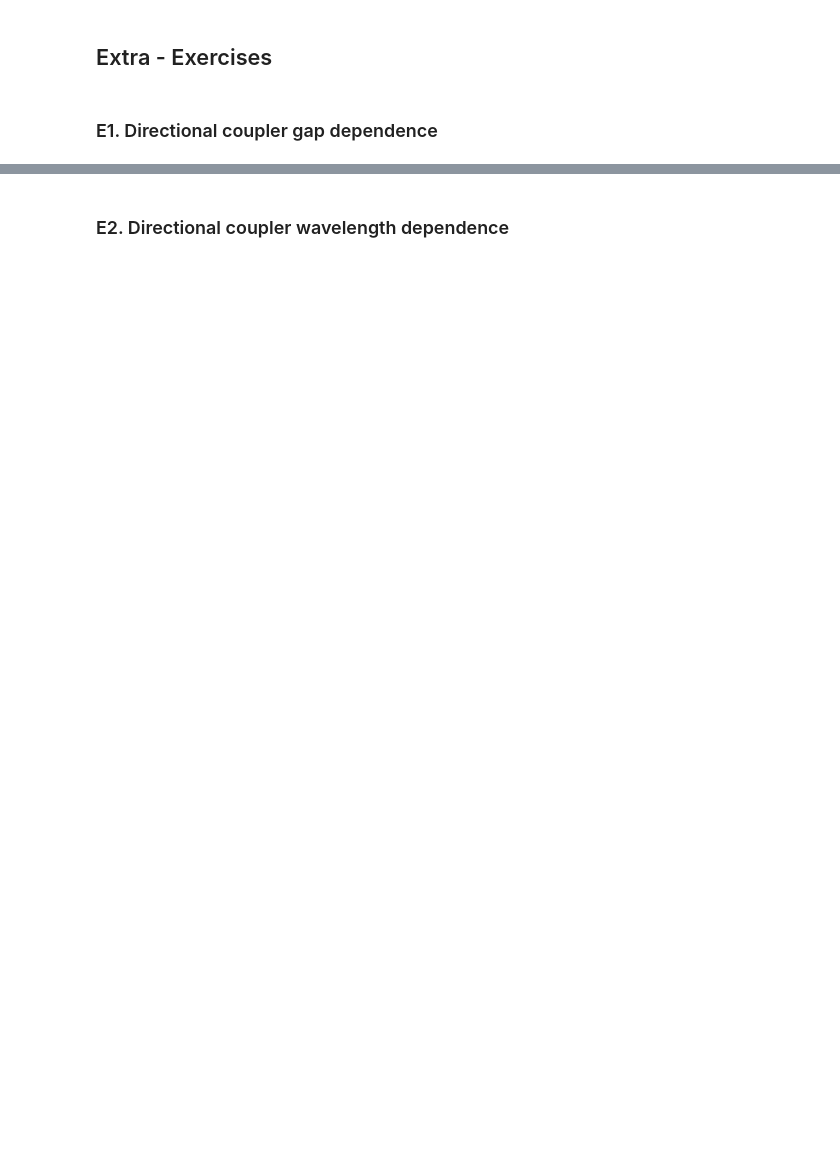
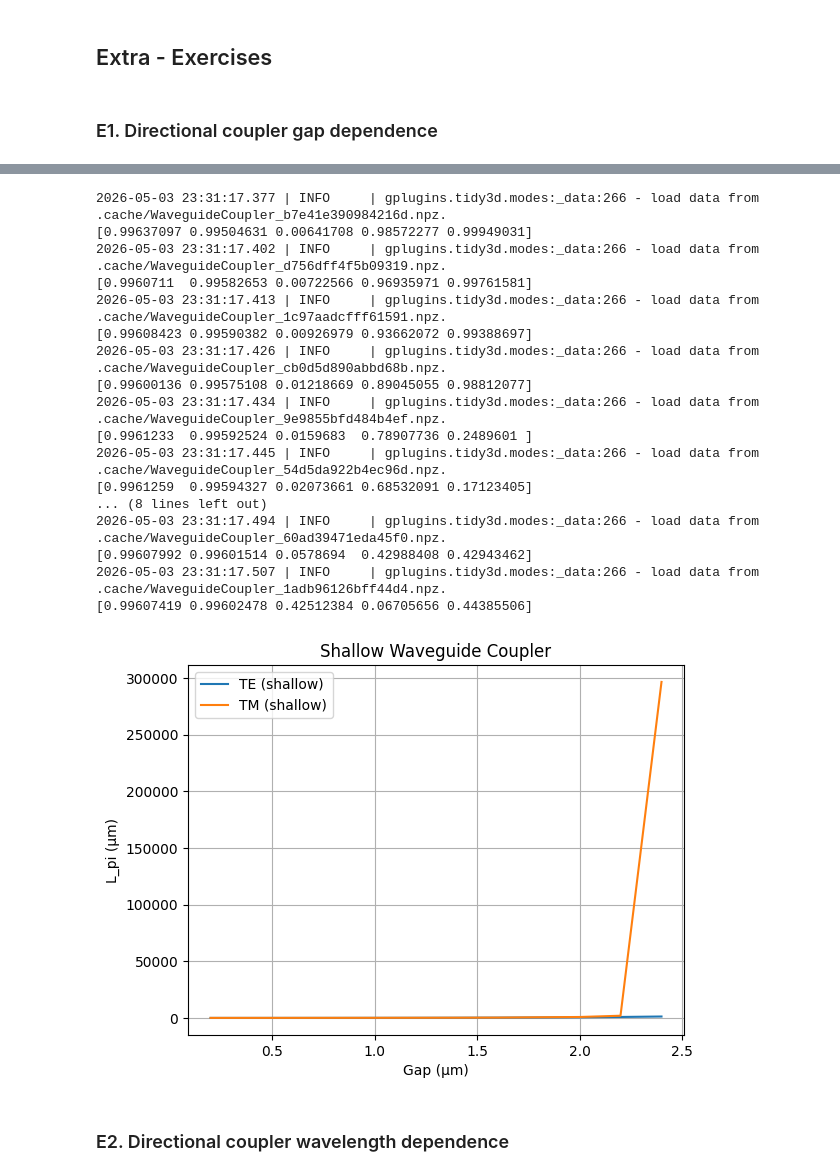
Before and after one commit to miiraandaa/cifoin-lab2, a Jupyter notebook: COUPLERS_Student.ipynb, the cells around one changed output, grey strips where cells are left out. Cells and saved outputs as stored; diff of their text form; code cells hidden in the pictures; blank space fills up the shorter version.

```diff
--- a/COUPLERS_Student.ipynb
+++ b/COUPLERS_Student.ipynb
@@ -782,3 +901,68 @@ deep_dcoupler_cs = gt.modes.WaveguideCoupler(
+# %%
+#GUÍA SHALLOW
+
+gap_to_simulate = np.arange(0.2, 2.6, 0.2)
+
+wavelength = 1.55
+
+L_pi_TE = []
+L_pi_TM = []
+
+for g in gap_to_simulate:
+
+    shallow_dcoupler_cs = gt.modes.WaveguideCoupler(
+        wavelength=wavelength, # Wavelength to simulate - Must be a vector
+        core_width=(1.0, 1.0), # Waveguide width
+        gap=float(g),
+        slab_thickness=150 * nm, # For shallow waveguides - Set to 0 if its a deep-etched waveguide.
+        core_material='sin', #  Material of the waveguide
+        clad_material='sio2', # Surrounding material
+        core_thickness=300 * nm, # Waveguide height
+        num_modes=5, # Number of modes to find
+        cache_path='.cache/', # Important! In order to save simulation time, set your cache Path!
+        precision='double',
+        max_grid_scaling=1.5, # Parameters of the grid
+        grid_resolution=20 # Parameters of the grid
+    )
+
+    neff = shallow_dcoupler_cs.n_eff
+
+    # TE (siguen siendo los dos primeros normalmente)
+    L_pi_TE.append(0.5 * wavelength / (neff[0].real - neff[1].real))
+
+    # ⚠ TM puede cambiar → usamos 2 y 3 (lo más común)
+    L_pi_TM.append(0.5 * wavelength / (neff[2].real - neff[3].real))
+
+    print(shallow_dcoupler_cs.fraction_te)
+
+# PLOT
+plt.plot(gap_to_simulate, L_pi_TE, label="TE (shallow)")
+plt.plot(gap_to_simulate, L_pi_TM, label="TM (shallow)")
+plt.xlabel("Gap (µm)")
+plt.ylabel("L_pi (µm)")
+plt.title("Shallow Waveguide Coupler")
+plt.legend()
+plt.grid()
+plt.show()
+# %% [output]
+2026-05-03 23:31:17.377 | INFO     | gplugins.tidy3d.modes:_data:266 - load data from .cache/WaveguideCoupler_b7e41e390984216d.npz.
+[0.99637097 0.99504631 0.00641708 0.98572277 0.99949031]
+2026-05-03 23:31:17.402 | INFO     | gplugins.tidy3d.modes:_data:266 - load data from .cache/WaveguideCoupler_d756dff4f5b09319.npz.
+[0.9960711  0.99582653 0.00722566 0.96935971 0.99761581]
+2026-05-03 23:31:17.413 | INFO     | gplugins.tidy3d.modes:_data:266 - load data from .cache/WaveguideCoupler_1c97aadcfff61591.npz.
+[0.99608423 0.99590382 0.00926979 0.93662072 0.99388697]
+2026-05-03 23:31:17.426 | INFO     | gplugins.tidy3d.modes:_data:266 - load data from .cache/WaveguideCoupler_cb0d5d890abbd68b.npz.
+[0.99600136 0.99575108 0.01218669 0.89045055 0.98812077]
+2026-05-03 23:31:17.434 | INFO     | gplugins.tidy3d.modes:_data:266 - load data from .cache/WaveguideCoupler_9e9855bfd484b4ef.npz.
+[0.9961233  0.99592524 0.0159683  0.78907736 0.2489601 ]
+2026-05-03 23:31:17.445 | INFO     | gplugins.tidy3d.modes:_data:266 - load data from .cache/WaveguideCoupler_54d5da922b4ec96d.npz.
+[0.9961259  0.99594327 0.02073661 0.68532091 0.17123405]
+... (8 lines left out)
+2026-05-03 23:31:17.494 | INFO     | gplugins.tidy3d.modes:_data:266 - load data from .cache/WaveguideCoupler_60ad39471eda45f0.npz.
+[0.99607992 0.99601514 0.0578694  0.42988408 0.42943462]
+2026-05-03 23:31:17.507 | INFO     | gplugins.tidy3d.modes:_data:266 - load data from .cache/WaveguideCoupler_1adb96126bff44d4.npz.
+[0.99607419 0.99602478 0.42512384 0.06705656 0.44385506]
+[figure, added]
 # %% [markdown]
 ### E2. Directional coupler wavelength dependence
 # %%
```
Also changed, not shown: parts of 10 cells of this notebook, 3 other files.
